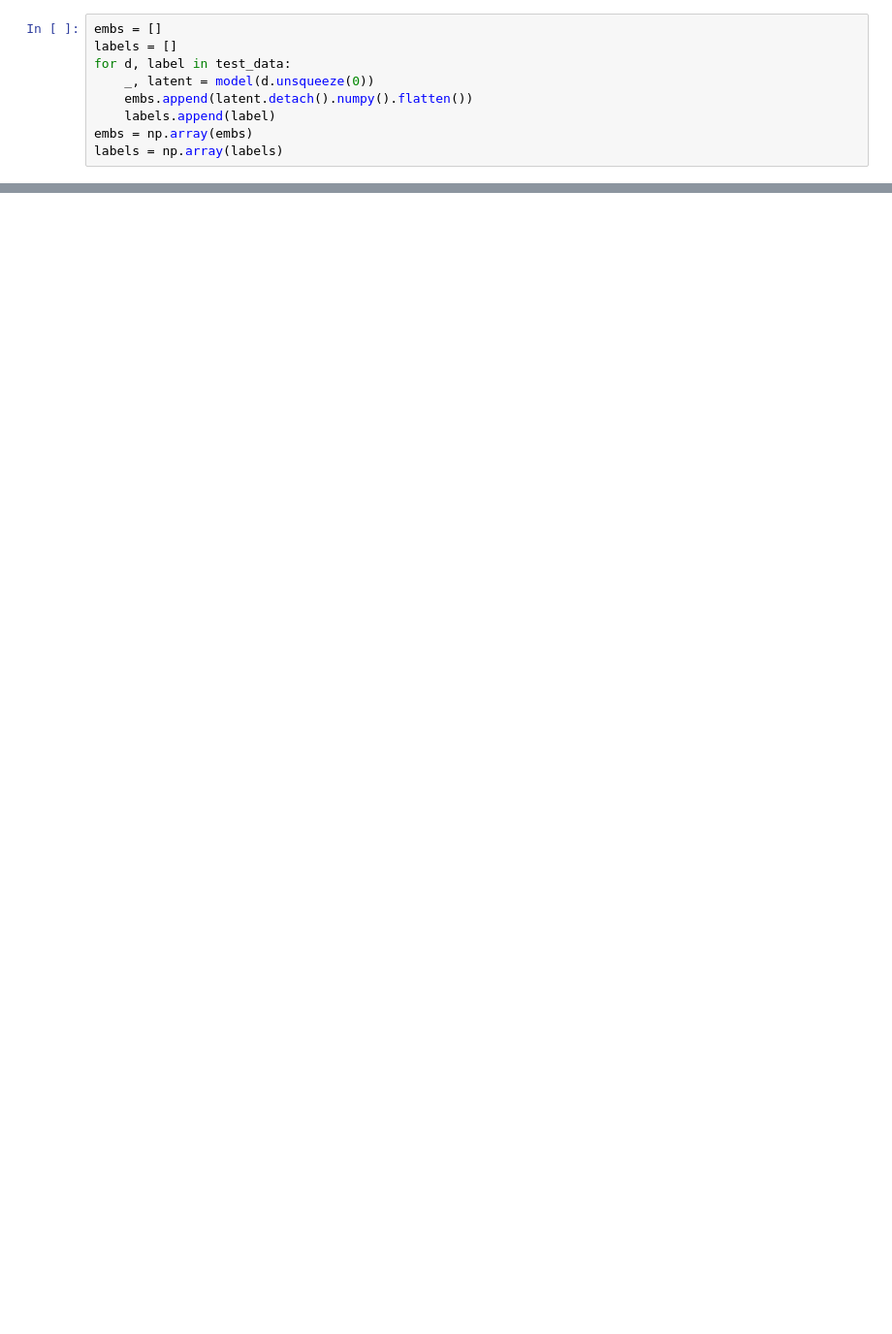
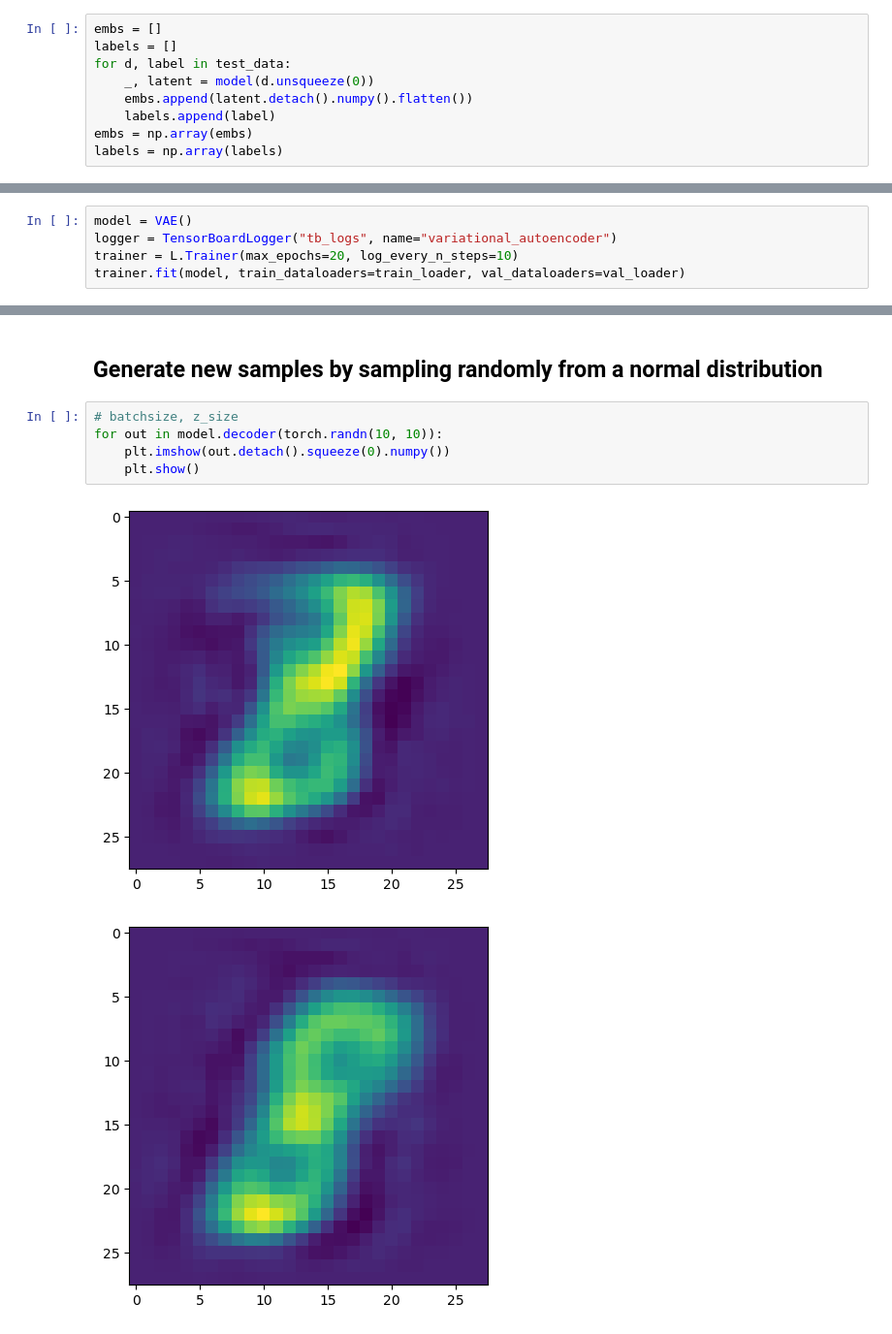
Before and after one commit to RohanGautam/things_from_scratch, a Jupyter notebook: notebooks/vae.ipynb, the cells around one changed output, grey strips where cells are left out. Shown at 97% size. Drawn from its saved outputs; the diff is of its cells as text; blank space fills up the shorter version.

```diff
--- a/notebooks/vae.ipynb
+++ b/notebooks/vae.ipynb
@@ -198,0 +335,5 @@ plt.show()
+# %%
+model = VAE()
+logger = TensorBoardLogger("tb_logs", name="variational_autoencoder")
+trainer = L.Trainer(max_epochs=20, log_every_n_steps=10)
+trainer.fit(model, train_dataloaders=train_loader, val_dataloaders=val_loader)
@@ -198,0 +420,10 @@ plt.show()
+# %% [markdown]
+## Generate new samples by sampling randomly from a normal distribution
+# %%
+# batchsize, z_size
+for out in model.decoder(torch.randn(10, 10)):
+    plt.imshow(out.detach().squeeze(0).numpy())
+    plt.show()
+# %% [output]
+[figure, added]
+[figure, added]
```
Also changed, not shown: parts of 22 cells of this notebook.
